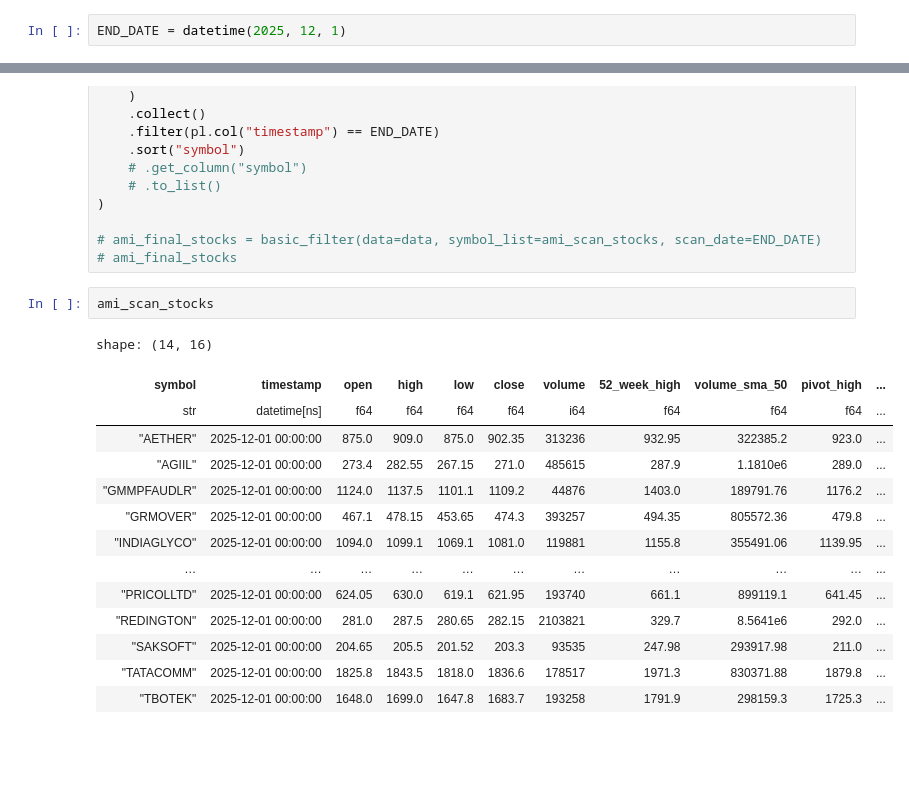
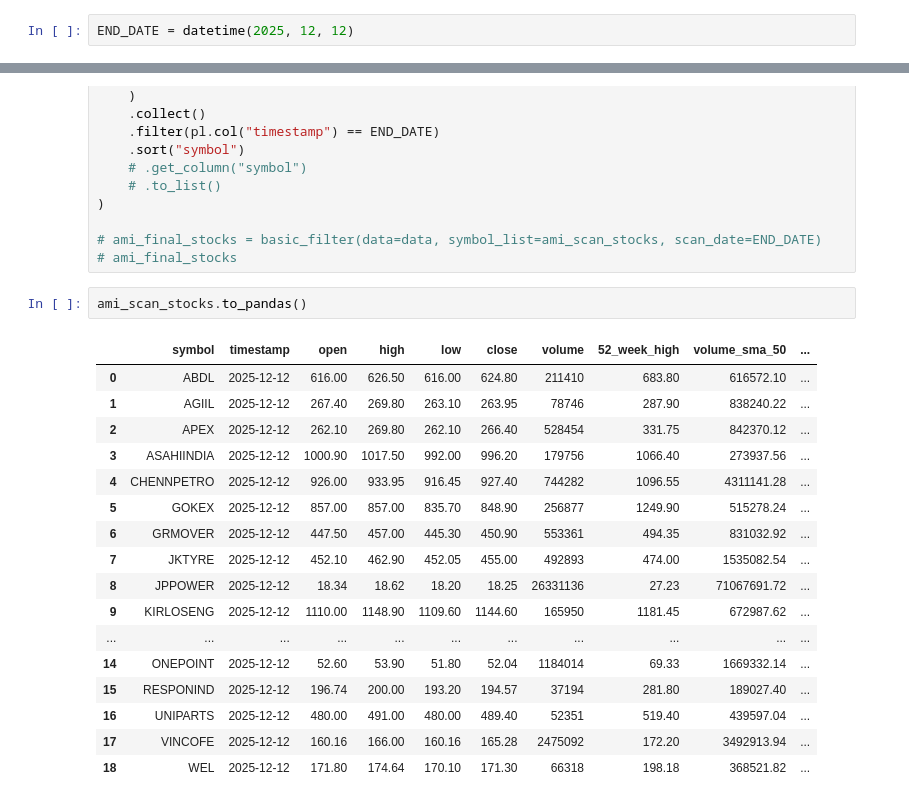
Before and after one commit to GandhiParth/TradeBot, a Jupyter notebook: vcp.ipynb, the cells around one changed output, grey strips where cells are left out. Drawn from its saved outputs; the diff is of its cells as text; blank space fills up the shorter version.

```diff
--- a/vcp.ipynb
+++ b/vcp.ipynb
@@ -11,7 +11,7 @@ setup_logger()
 
 logger = logging.getLogger(__name__)
 # %%
-END_DATE = datetime(2025, 12, 1)
+END_DATE = datetime(2025, 12, 12)
 # %%
 scan_symbol_list = (
     pl.scan_parquet(scans_save_path / "adr_stocks.parquet")
@@ -280,19 +285,22 @@ ami_scan_stocks = (
 # ami_final_stocks = basic_filter(data=data, symbol_list=ami_scan_stocks, scan_date=END_DATE)
 # ami_final_stocks
 # %%
-ami_scan_stocks
+ami_scan_stocks.to_pandas()
 # %% [output]
-shape: (14, 16)
-| symbol | timestamp | open | high | low | close | volume | 52_week_high | volume_sma_50 | pivot_high | ... |
-| str | datetime[ns] | f64 | f64 | f64 | f64 | i64 | f64 | f64 | f64 | ... |
-| "AETHER" | 2025-12-01 00:00:00 | 875.0 | 909.0 | 875.0 | 902.35 | 313236 | 932.95 | 322385.2 | 923.0 | ... |
-| "AGIIL" | 2025-12-01 00:00:00 | 273.4 | 282.55 | 267.15 | 271.0 | 485615 | 287.9 | 1.1810e6 | 289.0 | ... |
-| "GMMPFAUDLR" | 2025-12-01 00:00:00 | 1124.0 | 1137.5 | 1101.1 | 1109.2 | 44876 | 1403.0 | 189791.76 | 1176.2 | ... |
-| "GRMOVER" | 2025-12-01 00:00:00 | 467.1 | 478.15 | 453.65 | 474.3 | 393257 | 494.35 | 805572.36 | 479.8 | ... |
-| "INDIAGLYCO" | 2025-12-01 00:00:00 | 1094.0 | 1099.1 | 1069.1 | 1081.0 | 119881 | 1155.8 | 355491.06 | 1139.95 | ... |
-| … | … | … | … | … | … | … | … | … | … | ... |
-| "PRICOLLTD" | 2025-12-01 00:00:00 | 624.05 | 630.0 | 619.1 | 621.95 | 193740 | 661.1 | 899119.1 | 641.45 | ... |
-| "REDINGTON" | 2025-12-01 00:00:00 | 281.0 | 287.5 | 280.65 | 282.15 | 2103821 | 329.7 | 8.5641e6 | 292.0 | ... |
-| "SAKSOFT" | 2025-12-01 00:00:00 | 204.65 | 205.5 | 201.52 | 203.3 | 93535 | 247.98 | 293917.98 | 211.0 | ... |
-| "TATACOMM" | 2025-12-01 00:00:00 | 1825.8 | 1843.5 | 1818.0 | 1836.6 | 178517 | 1971.3 | 830371.88 | 1879.8 | ... |
-| "TBOTEK" | 2025-12-01 00:00:00 | 1648.0 | 1699.0 | 1647.8 | 1683.7 | 193258 | 1791.9 | 298159.3 | 1725.3 | ... |
+|  | symbol | timestamp | open | high | low | close | volume | 52_week_high | volume_sma_50 | ... |
+| 0 | ABDL | 2025-12-12 | 616.00 | 626.50 | 616.00 | 624.80 | 211410 | 683.80 | 616572.10 | ... |
+| 1 | AGIIL | 2025-12-12 | 267.40 | 269.80 | 263.10 | 263.95 | 78746 | 287.90 | 838240.22 | ... |
+| 2 | APEX | 2025-12-12 | 262.10 | 269.80 | 262.10 | 266.40 | 528454 | 331.75 | 842370.12 | ... |
+| 3 | ASAHIINDIA | 2025-12-12 | 1000.90 | 1017.50 | 992.00 | 996.20 | 179756 | 1066.40 | 273937.56 | ... |
+| 4 | CHENNPETRO | 2025-12-12 | 926.00 | 933.95 | 916.45 | 927.40 | 744282 | 1096.55 | 4311141.28 | ... |
+| 5 | GOKEX | 2025-12-12 | 857.00 | 857.00 | 835.70 | 848.90 | 256877 | 1249.90 | 515278.24 | ... |
+| 6 | GRMOVER | 2025-12-12 | 447.50 | 457.00 | 445.30 | 450.90 | 553361 | 494.35 | 831032.92 | ... |
+| 7 | JKTYRE | 2025-12-12 | 452.10 | 462.90 | 452.05 | 455.00 | 492893 | 474.00 | 1535082.54 | ... |
+| 8 | JPPOWER | 2025-12-12 | 18.34 | 18.62 | 18.20 | 18.25 | 26331136 | 27.23 | 71067691.72 | ... |
+| 9 | KIRLOSENG | 2025-12-12 | 1110.00 | 1148.90 | 1109.60 | 1144.60 | 165950 | 1181.45 | 672987.62 | ... |
+| ... | ... | ... | ... | ... | ... | ... | ... | ... | ... | ... |
+| 14 | ONEPOINT | 2025-12-12 | 52.60 | 53.90 | 51.80 | 52.04 | 1184014 | 69.33 | 1669332.14 | ... |
+| 15 | RESPONIND | 2025-12-12 | 196.74 | 200.00 | 193.20 | 194.57 | 37194 | 281.80 | 189027.40 | ... |
+| 16 | UNIPARTS | 2025-12-12 | 480.00 | 491.00 | 480.00 | 489.40 | 52351 | 519.40 | 439597.04 | ... |
+| 17 | VINCOFE | 2025-12-12 | 160.16 | 166.00 | 160.16 | 165.28 | 2475092 | 172.20 | 3492913.94 | ... |
+| 18 | WEL | 2025-12-12 | 171.80 | 174.64 | 170.10 | 171.30 | 66318 | 198.18 | 368521.82 | ... |
```
Also changed, not shown: parts of 5 cells of this notebook, 3 other files.
